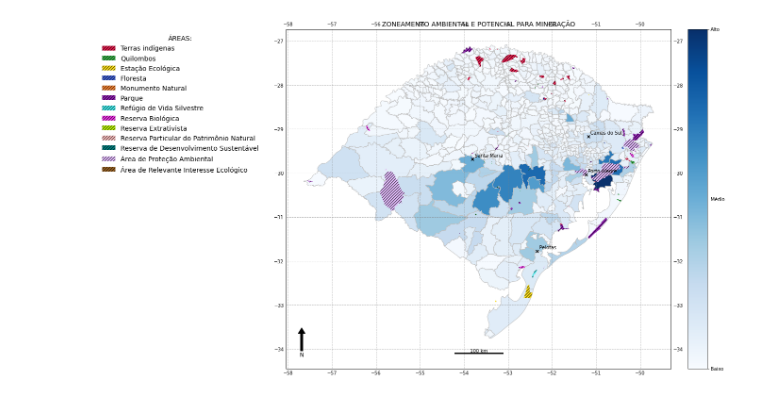
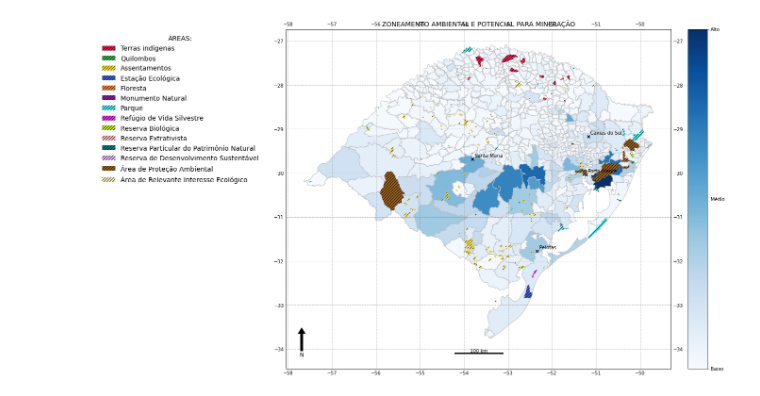
Before and after one commit to robertorolo/Mapas-minera-RS, a Jupyter notebook: ambiental estadual 1.ipynb, the cells around one changed output. Drawn from its saved outputs; the diff is of its cells as text; code cells hidden in the pictures.

```diff
--- a/ambiental estadual 1.ipynb
+++ b/ambiental estadual 1.ipynb
@@ -93,3 +93,24 @@ for index, row in municipios.iterrows():
 ucs = geopandas.read_file("ucs/ucstodas.shp")
 ucs.crs = epsg
 ucs = ucs.to_crs({'init': epsg})
+# %%
+uc_mun = geopandas.read_file("uc_munip/Limites_UCs_Municipais_RS-polygon.shp")
+uc_mun.crs = epsg
+uc_mun = uc_mun.to_crs({'init': epsg})
+# %%
+uc_mun_dic = {
+    'APA':'Área de Proteção Ambiental',
+    'ARIE':'Área de Relevante Interesse Ecológico',
+    'MoNa':'Monumento Natural',
+    'PNM':'Parque',
+    'REBIO':'Reserva Biológica',
+    'Rebio':'Reserva Biológica',
+    'RVS':'Refúgio de Vida Silvestre',
+}
+# %%
+uc_mun['tipo'] = 'N/D'
+for idx, row in uc_mun.iterrows():
+    cod = row['Name'].split()[0]
+    for i in uc_mun_dic:
+        if cod == i:
+            uc_mun.loc[idx, 'tipo'] = uc_mun_dic[i]
@@ -106,6 +136,9 @@ ti = ti[ti['uf_sigla'] == 'RS']
 # %%
 qui = geopandas.read_file("Áreas de Quilombolas_RS/Áreas de Quilombolas_RS.shp")
 qui = qui.to_crs({'init': epsg})
+# %%
+ass = geopandas.read_file("Assentamento Brasil_RS/Assentamento Brasil_RS.shp")
+ass = ass.to_crs({'init': epsg})
 # %%
 #qui.head()
 # %%
@@ -176,10 +209,10 @@ fig.add_axes(ax_cb)
 cbar = fig.colorbar(mappable, cax=ax_cb, ticks=[0, 50, 100])
 cbar.ax.set_yticklabels(['Baixo', 'Médio', 'Alto'])
 
-areas_ind = [ti, qui]
-label = ['Terras indígenas', 'Quilombos']
+areas_ind = [ti, qui, ass]
+label = ['Terras indígenas', 'Quilombos', 'Assentamentos',]
 colors = ['#e6194b', '#3cb44b', '#ffe119', '#4363d8', '#f58231', '#911eb4', '#46f0f0', '#f032e6', '#bcf60c', '#fabebe', '#008080', '#e6beff', '#9a6324', '#fffac8', '#800000', '#aaffc3', '#808000', '#ffd8b1', '#000075', '#808080', '#ffffff', '#000000']
-alpha=[1,1,]
+alpha=[1,1,1,]
 
 hand = []
 cc = 0
@@ -192,32 +225,35 @@ for i, a in enumerate(areas_ind):
 
 for idx, c in enumerate(ucs_cat):
     f = ucs['CATEGORI3'] == c
+    f1 = uc_mun['tipo'] == c
+    uc_mun_plot = uc_mun[f1]
     ucs_plot = ucs[f]
     ucs_plot.plot(ax=ax, color = colors[cc], hatch='////')
+    uc_mun_plot.plot(ax=ax, color = colors[cc], hatch='////')
     h = mpatches.Patch(facecolor=colors[cc],alpha=alpha[i],hatch='////',label=c)
     hand.append(h)
     cc = cc+1
 
 #h = mpatches.Patch(facecolor='white',alpha=1, edgecolor='blue', label='Buffer 10 km')
 #hand.append(h)
 #overlay2.plot(ax=ax, facecolor=(0,0,0,0), edgecolor=(0,0,1,0.5))
 
 lgd1 = plt.legend(handles = hand, bbox_to_anchor=(-22, 1), edgecolor = 'white', fontsize='14', title='ÁREAS:', title_fontsize='14', loc='upper right')
 
 scale_bar(ax, 100, location=(0.5,0.01))
 
 gl = ax.gridlines(crs=ccrs.PlateCarree(), draw_labels=True, linewidth=1, color='gray', alpha=0.5, linestyle='--')
 
 x, y, arrow_length = 0.04, 0.12, 0.08
 ax.annotate('N', xy=(x, y), xytext=(x, y-arrow_length),
 arrowprops=dict(facecolor='black', width=5, headwidth=15),
 ha='center', va='center', fontsize=12,
 xycoords=ax.transAxes)
 
 plot_municipios(municipios, lista_municipio, ax, c='black', delta=0.05)
 
 ax.set_title('ZONEAMENTO AMBIENTAL E POTENCIAL PARA MINERAÇÃO', loc='center', fontsize='14')
 
 plt.savefig("imagens/ambiental.png", bbox_inches='tight', facecolor='white', dpi = 300, bbox_extra_artists=([ax, lgd1]))
 # %% [output]
-[figure, old version]
+[figure, new version]
```
Also changed, not shown: parts of 2 cells of this notebook.
